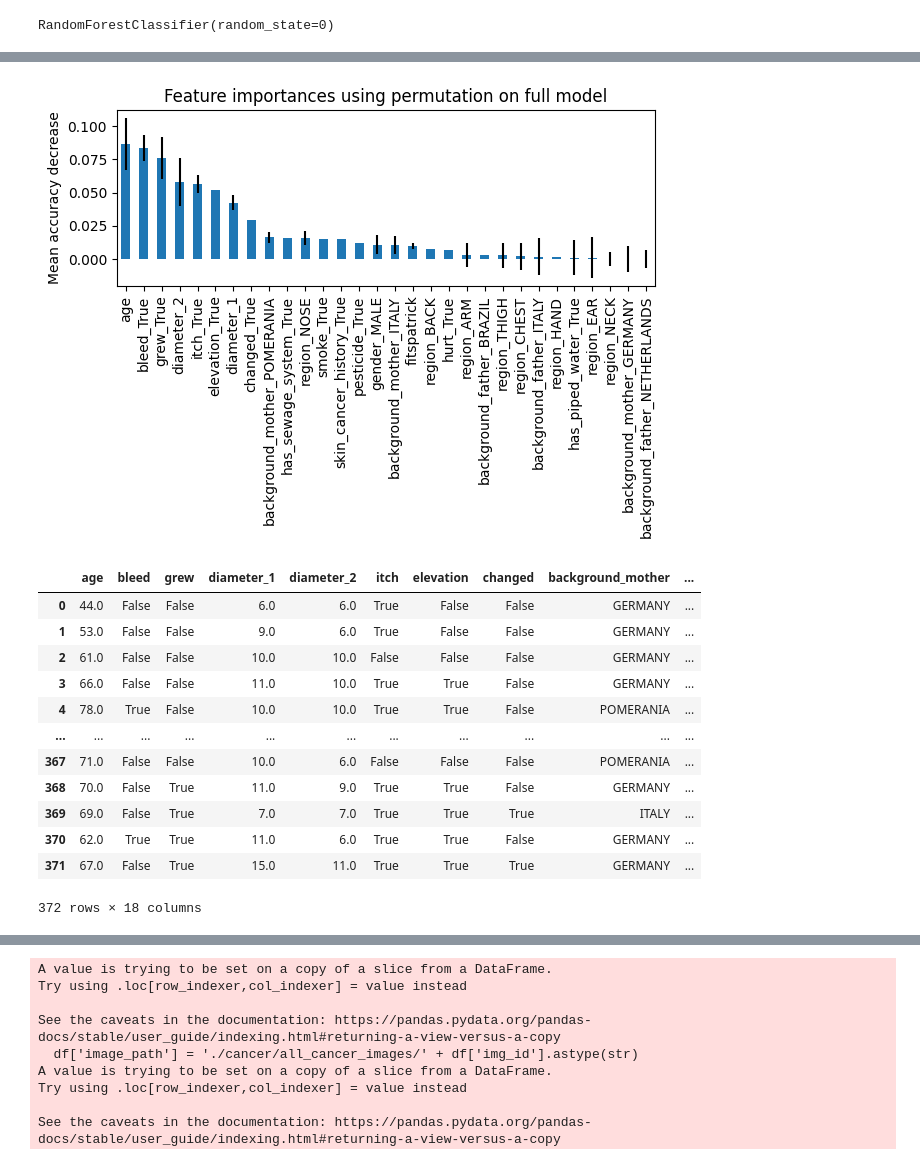
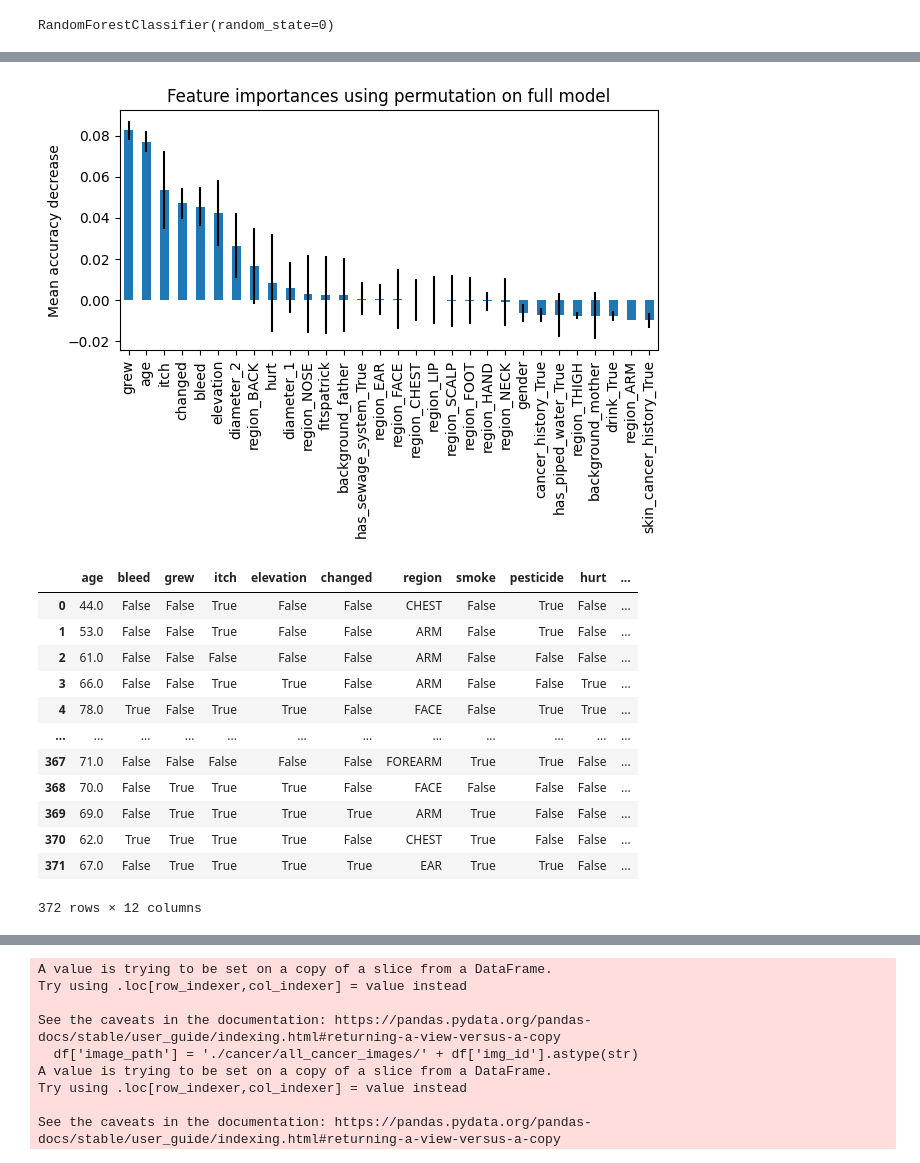
Before and after one commit to Berkay-Bozkurt/Skin-Disease-Detection, a Jupyter notebook: CSV_preparation.ipynb, the cells around one changed output, grey strips where cells are left out. Drawn from its saved outputs; the diff is of its cells as text; code cells hidden in the pictures.

```diff
--- a/CSV_preparation.ipynb
+++ b/CSV_preparation.ipynb
@@ -190,3 +190,12 @@ filled_df.sort_values(by='nan_count', ascending=False).head(20)
 | 238 | PAT_522 | 3168.0 | False | False | ITALY | ITALY | 53.0 | False | ... |
 | 237 | PAT_281 | 1518.0 | False | False | POMERANIA | POMERANIA | 61.0 | False | ... |
 20 rows × 27 columns
+# %%
+parent_background = ["background_mother", "background_father"]
+for column in parent_background:
+    filled_df[column] = filled_df[column].apply(lambda x: True if x in ["GERMANY", "POMERANIA"] else False)
+# %%
+filled_df["gender"] = filled_df["gender"].apply(lambda x: True if x in ["MALE"] else False)
+
+str_booleans = ["bleed", "grew", "itch", "elevation", "changed", "hurt"]
+filled_df[str_booleans] = filled_df[str_booleans].apply(lambda x: x.map({"True": True, "False": False}))
@@ -260,23 +331,21 @@ ax.set_ylabel("Mean accuracy decrease")
 fig.tight_layout()
 plt.show()
 # %% [output]
-[figure, old version]
+[figure, new version]
 # %%
-df=filled_df[["age", "bleed", "grew", "diameter_1", "diameter_2", "itch",
-              "elevation", "changed", "background_mother", "has_sewage_system",
-              "region", "smoke", 'gender', 'pesticide', "fitspatrick", "hurt", "diagnostic", "img_id"]]
+df=filled_df[["age", "bleed", "grew", "itch","elevation", "changed", "region", "smoke", 'pesticide',  "hurt", "diagnostic", "img_id"]]
 df
 # %% [output]
-|  | age | bleed | grew | diameter_1 | diameter_2 | itch | elevation | changed | background_mother | ... |
-| 0 | 44.0 | False | False | 6.0 | 6.0 | True | False | False | GERMANY | ... |
-| 1 | 53.0 | False | False | 9.0 | 6.0 | True | False | False | GERMANY | ... |
-| 2 | 61.0 | False | False | 10.0 | 10.0 | False | False | False | GERMANY | ... |
-| 3 | 66.0 | False | False | 11.0 | 10.0 | True | True | False | GERMANY | ... |
-| 4 | 78.0 | True | False | 10.0 | 10.0 | True | True | False | POMERANIA | ... |
-| ... | ... | ... | ... | ... | ... | ... | ... | ... | ... | ... |
-| 367 | 71.0 | False | False | 10.0 | 6.0 | False | False | False | POMERANIA | ... |
-| 368 | 70.0 | False | True | 11.0 | 9.0 | True | True | False | GERMANY | ... |
-| 369 | 69.0 | False | True | 7.0 | 7.0 | True | True | True | ITALY | ... |
-| 370 | 62.0 | True | True | 11.0 | 6.0 | True | True | False | GERMANY | ... |
-| 371 | 67.0 | False | True | 15.0 | 11.0 | True | True | True | GERMANY | ... |
+|  | age | bleed | grew | itch | elevation | changed | region | smoke | pesticide | hurt | ... |
+| 0 | 44.0 | False | False | True | False | False | CHEST | False | True | False | ... |
+| 1 | 53.0 | False | False | True | False | False | ARM | False | True | False | ... |
+| 2 | 61.0 | False | False | False | False | False | ARM | False | False | False | ... |
+| 3 | 66.0 | False | False | True | True | False | ARM | False | False | True | ... |
+| 4 | 78.0 | True | False | True | True | False | FACE | False | True | True | ... |
+| ... | ... | ... | ... | ... | ... | ... | ... | ... | ... | ... | ... |
+| 367 | 71.0 | False | False | False | False | False | FOREARM | True | True | False | ... |
+| 368 | 70.0 | False | True | True | True | False | FACE | False | False | False | ... |
+| 369 | 69.0 | False | True | True | True | True | ARM | True | False | False | ... |
+| 370 | 62.0 | True | True | True | True | False | CHEST | True | False | False | ... |
+| 371 | 67.0 | False | True | True | True | True | EAR | True | True | False | ... |
-372 rows × 18 columns
+372 rows × 12 columns
```
Also changed, not shown: parts of 21 cells of this notebook.
